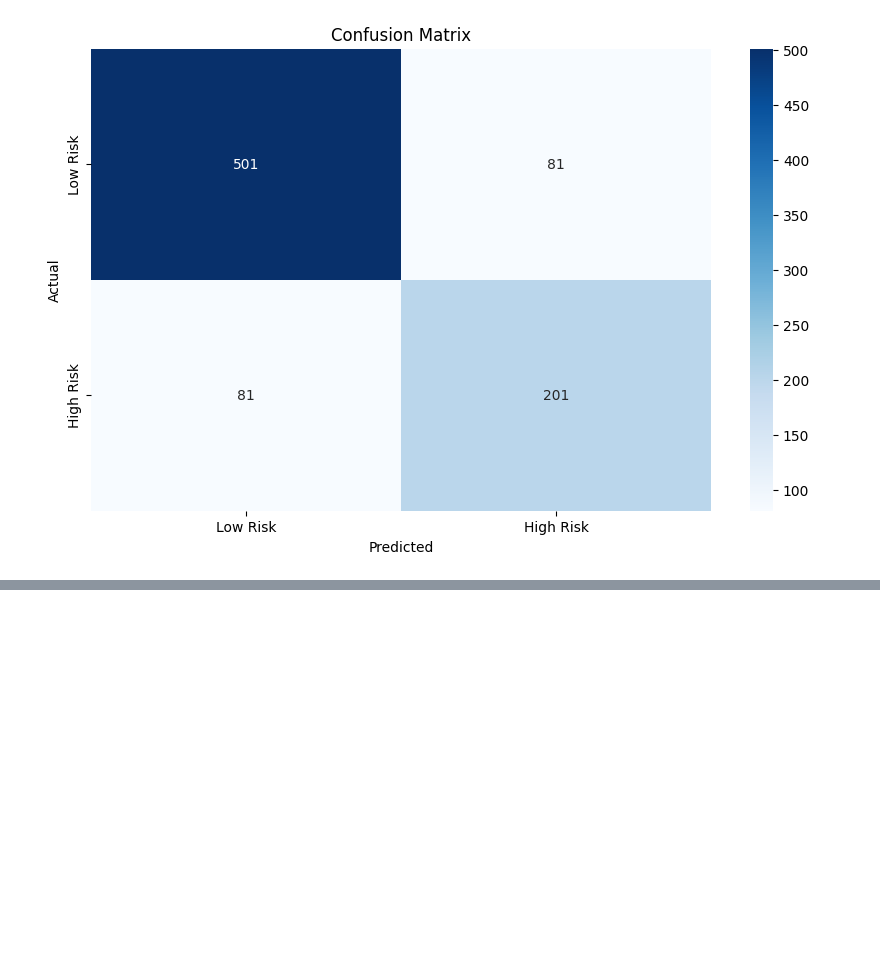
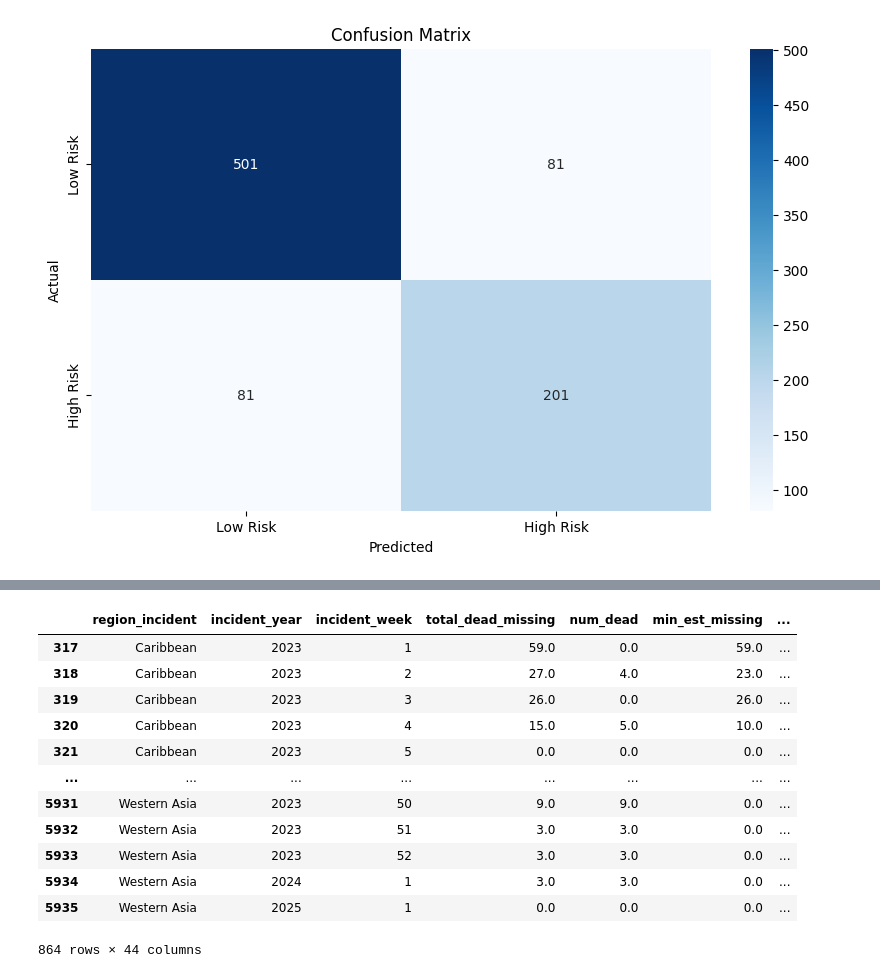
Before and after one commit to SiddhanthNB/global-migration-fatality, a Jupyter notebook: main.ipynb, the cells around one changed output, grey strips where cells are left out. Cells and saved outputs as stored; diff of their text form; code cells hidden in the pictures; blank space fills up the shorter version.

```diff
--- a/main.ipynb
+++ b/main.ipynb
@@ -1424,0 +1399,16 @@ X_test_with_predictions.head(10)
+# %%
+df_expanded_weekly[test_indices]
+# %% [output]
+|  | region_incident | incident_year | incident_week | total_dead_missing | num_dead | min_est_missing | ... |
+| 317 | Caribbean | 2023 | 1 | 59.0 | 0.0 | 59.0 | ... |
+| 318 | Caribbean | 2023 | 2 | 27.0 | 4.0 | 23.0 | ... |
+| 319 | Caribbean | 2023 | 3 | 26.0 | 0.0 | 26.0 | ... |
+| 320 | Caribbean | 2023 | 4 | 15.0 | 5.0 | 10.0 | ... |
+| 321 | Caribbean | 2023 | 5 | 0.0 | 0.0 | 0.0 | ... |
+| ... | ... | ... | ... | ... | ... | ... | ... |
+| 5931 | Western Asia | 2023 | 50 | 9.0 | 9.0 | 0.0 | ... |
+| 5932 | Western Asia | 2023 | 51 | 3.0 | 3.0 | 0.0 | ... |
+| 5933 | Western Asia | 2023 | 52 | 3.0 | 3.0 | 0.0 | ... |
+| 5934 | Western Asia | 2024 | 1 | 3.0 | 3.0 | 0.0 | ... |
+| 5935 | Western Asia | 2025 | 1 | 0.0 | 0.0 | 0.0 | ... |
+864 rows × 44 columns
```
Also changed, not shown: parts of 5 cells of this notebook.
